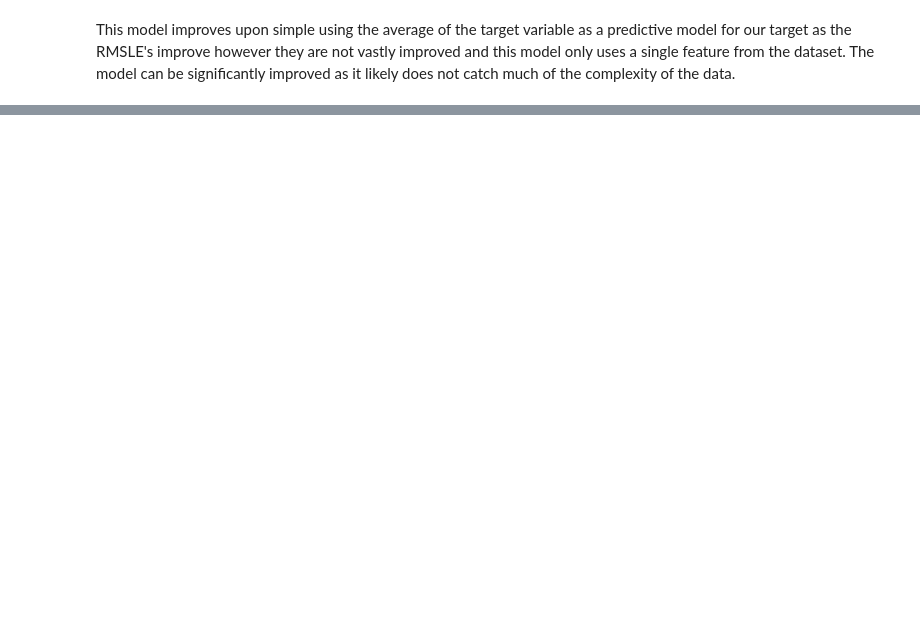
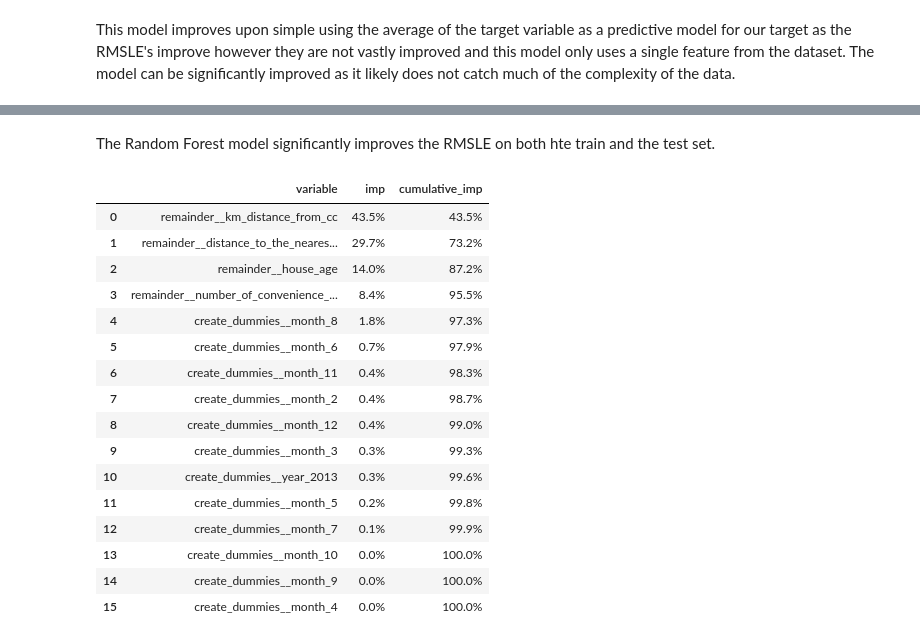
Before and after one commit to nxfern/DS2_Assignment1, a Jupyter notebook: DS2_Assignment1_NF.ipynb, the cells around one changed output, grey strips where cells are left out. Saved outputs shown, nothing was run; the diff lists cells and outputs as text; code cells hidden in the pictures; blank space fills up the shorter version.

```diff
--- a/DS2_Assignment1_NF.ipynb
+++ b/DS2_Assignment1_NF.ipynb
@@ -104,0 +312,19 @@ Building an OLS model that uses all the available features instead of a single v
+# %%
+# Importing required library
+from sklearn.ensemble import RandomForestRegressor
+
+# Creating a Random Forest model with Pipeline
+pipe_rf = Pipeline([('preprocess', column_transformer),
+    ("rf", RandomForestRegressor(random_state=prng))])
+
+# Fitting the model to the feature engineered data
+pipe_rf.fit(X_train_fe, y_train_fe)
+
+# Creating predictions
+train_error = calculateRMSLE(pipe_rf.predict(X_train_fe), y_train_fe)
+test_error = calculateRMSLE(pipe_rf.predict(X_test_fe), y_test_fe)
+rf_pred = ['RF', train_error, test_error]
+
+# Adding to results
+results.loc[len(results)] = rf_pred
+results
@@ -104,0 +338,35 @@ Building an OLS model that uses all the available features instead of a single v
+# %% [markdown]
+The Random Forest model significantly improves the RMSLE on both hte train and the test set.
+# %%
+# Creating dataframe for readability for displaying variable importance
+rf_var_imp = pd.DataFrame(
+    pipe_rf['rf'].feature_importances_,
+    pipe_rf[:-1].get_feature_names_out())\
+    .reset_index()\
+    .rename({"index": "variable", 0: "imp"}, axis=1)\
+    .sort_values(by=["imp"], ascending=False)\
+    .reset_index(drop = True)
+
+# Creating cumulative sum column
+rf_var_imp['cumulative_imp'] = rf_var_imp['imp'].cumsum()
+
+# Displaying dataframe with formatting
+rf_var_imp.style.format({'imp': lambda x: f'{x:,.1%}', 'cumulative_imp': lambda x: f'{x:,.1%}'})
+# %% [output]
+|  | variable | imp | cumulative_imp |
+| 0 | remainder__km_distance_from_cc | 43.5% | 43.5% |
+| 1 | remainder__distance_to_the_neares... | 29.7% | 73.2% |
+| 2 | remainder__house_age | 14.0% | 87.2% |
+| 3 | remainder__number_of_convenience_... | 8.4% | 95.5% |
+| 4 | create_dummies__month_8 | 1.8% | 97.3% |
+| 5 | create_dummies__month_6 | 0.7% | 97.9% |
+| 6 | create_dummies__month_11 | 0.4% | 98.3% |
+| 7 | create_dummies__month_2 | 0.4% | 98.7% |
+| 8 | create_dummies__month_12 | 0.4% | 99.0% |
+| 9 | create_dummies__month_3 | 0.3% | 99.3% |
+| 10 | create_dummies__year_2013 | 0.3% | 99.6% |
+| 11 | create_dummies__month_5 | 0.2% | 99.8% |
+| 12 | create_dummies__month_7 | 0.1% | 99.9% |
+| 13 | create_dummies__month_10 | 0.0% | 100.0% |
+| 14 | create_dummies__month_9 | 0.0% | 100.0% |
+| 15 | create_dummies__month_4 | 0.0% | 100.0% |
```
Also changed, not shown: parts of 25 cells of this notebook.
